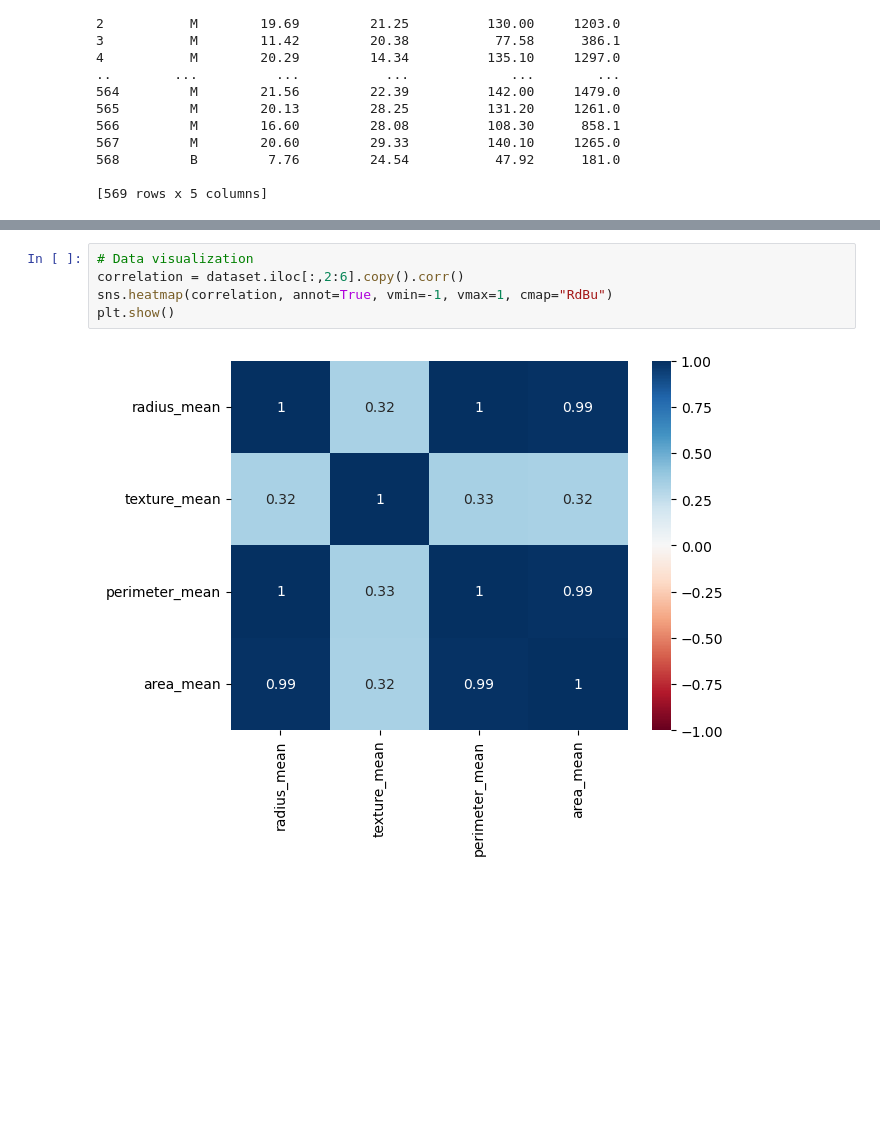
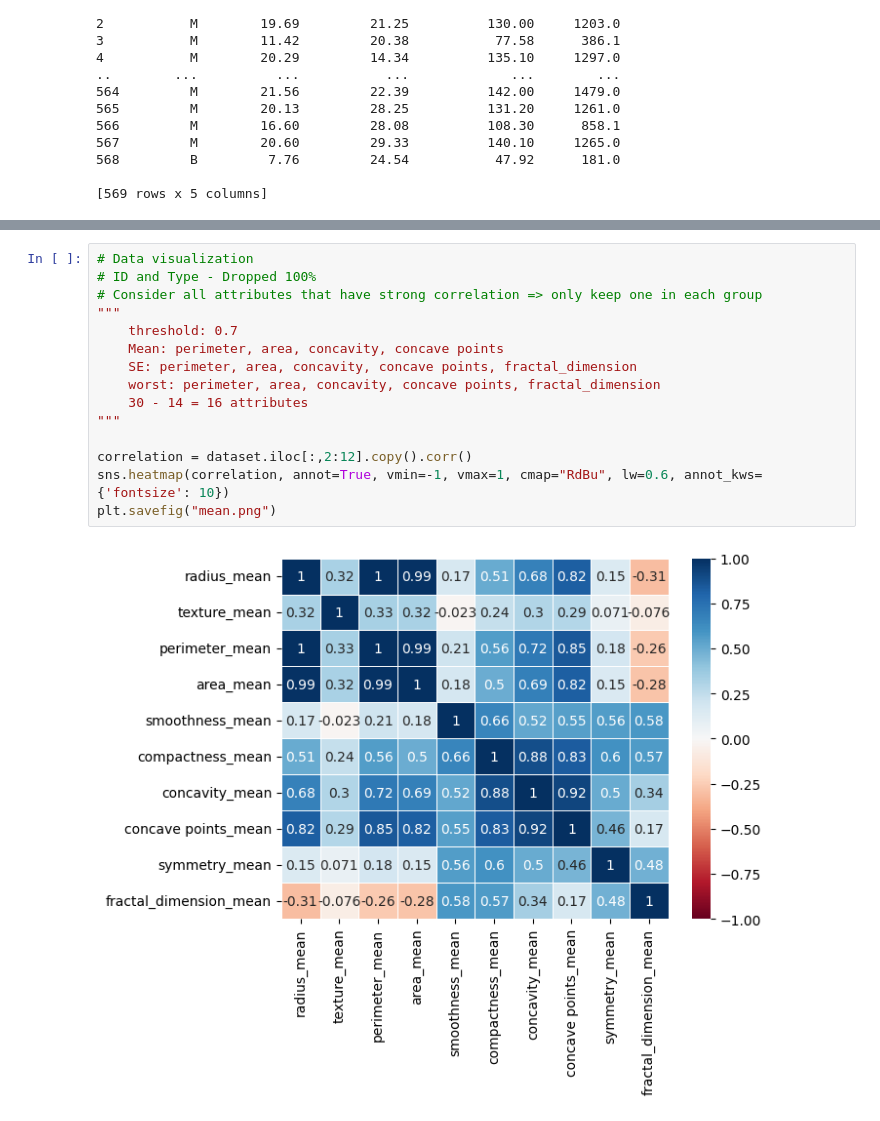
Before and after one commit to nathan-dcruz/ECS171-G32, a Jupyter notebook: G32-Logistic-Regression.ipynb, the cells around one changed output, grey strips where cells are left out. Saved outputs shown, nothing was run; the diff lists cells and outputs as text; blank space fills up the shorter version.

```diff
--- a/G32-Logistic-Regression.ipynb
+++ b/G32-Logistic-Regression.ipynb
@@ -53,7 +52,17 @@ plt.show()
 # %%
 # Data visualization
-correlation = dataset.iloc[:,2:6].copy().corr()
-sns.heatmap(correlation, annot=True, vmin=-1, vmax=1, cmap="RdBu")
-plt.show()
+# ID and Type - Dropped 100%
+# Consider all attributes that have strong correlation => only keep one in each group
+"""
+    threshold: 0.7
+    Mean: perimeter, area, concavity, concave points
+    SE: perimeter, area, concavity, concave points, fractal_dimension
+    worst: perimeter, area, concavity, concave points, fractal_dimension
+    30 - 14 = 16 attributes
+"""
+
+correlation = dataset.iloc[:,2:12].copy().corr()
+sns.heatmap(correlation, annot=True, vmin=-1, vmax=1, cmap="RdBu", lw=0.6, annot_kws={'fontsize': 10})
+plt.savefig("mean.png")
 # %% [output]
-[figure, old version]
+[figure, new version]
```
Also changed, not shown: parts of 6 cells of this notebook, 7 other files.
